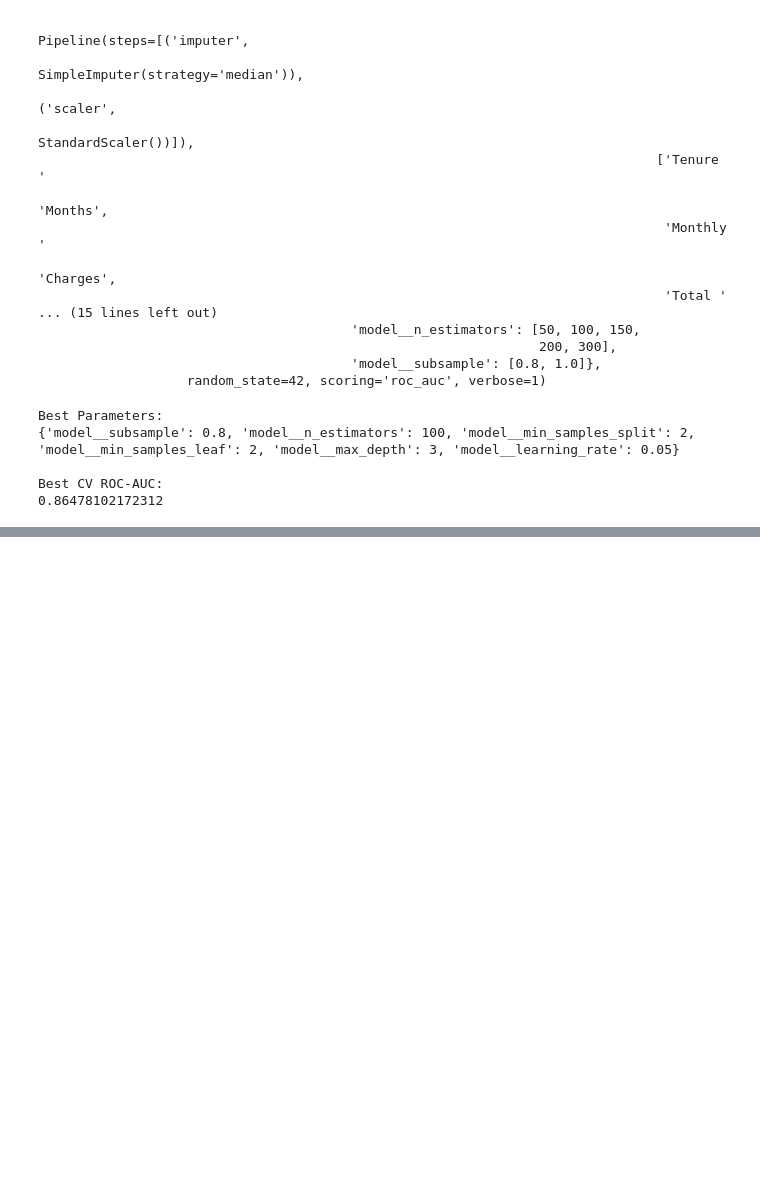
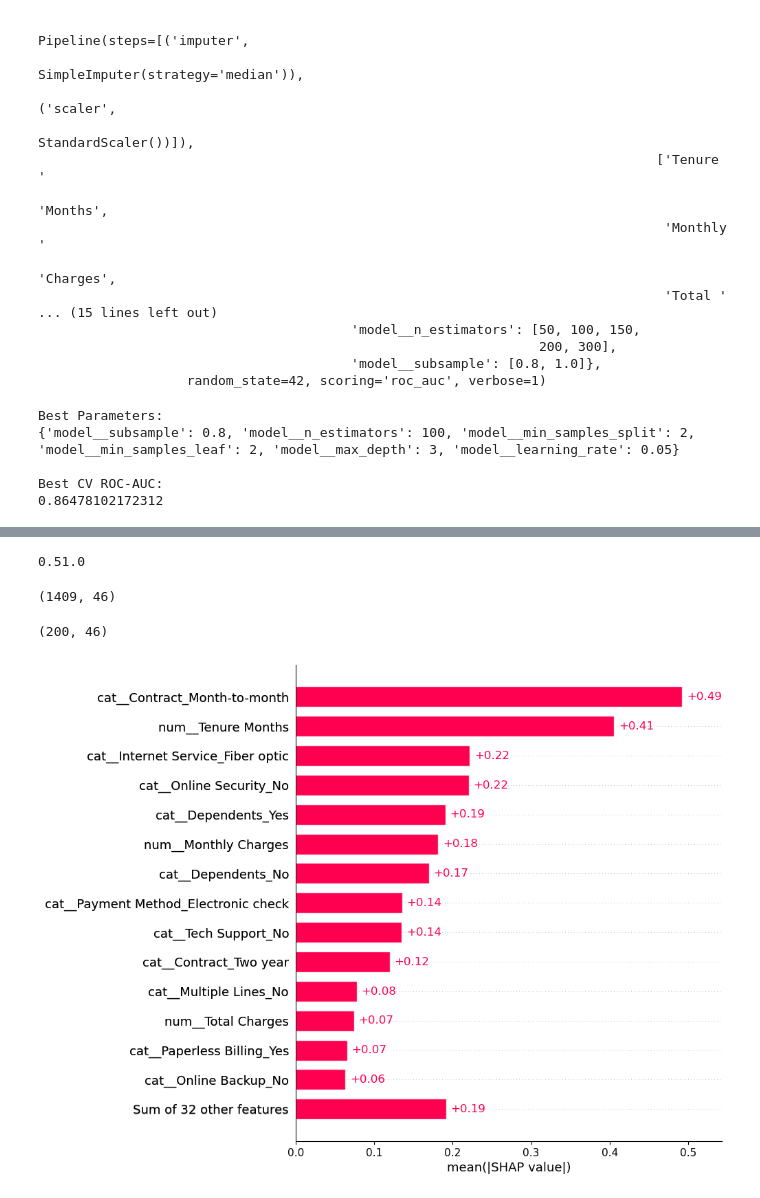
Before and after one commit to sandeepkumar9760/ChurnGuard-End-to-End-Customer-Retention-Intelligence-Platform, a Jupyter notebook: notebooks/01_Telco_churn.ipynb, the cells around one changed output, grey strips where cells are left out. Cells and saved outputs as stored; diff of their text form; code cells hidden in the pictures; blank space fills up the shorter version.

```diff
--- a/notebooks/01_Telco_churn.ipynb
+++ b/notebooks/01_Telco_churn.ipynb
@@ -1197,0 +1329,6 @@ best_gb = gb_search.best_estimator_
+# %%
+preprocessor_fitted = best_gb.named_steps["preprocessor"]
+
+feature_names = preprocessor_fitted.get_feature_names_out()
+
+print("Number of transformed features:", len(feature_names))
@@ -1197,0 +1511,36 @@ best_gb = gb_search.best_estimator_
+# %%
+import shap
+
+print(shap.__version__)
+# %% [output]
+0.51.0
+# %%
+X_test_transformed = preprocessor_fitted.transform(X_test)
+
+print(X_test_transformed.shape)
+# %% [output]
+(1409, 46)
+# %%
+gb_model = best_gb.named_steps["model"]
+
+explainer = shap.Explainer(
+    gb_model,
+    X_test_transformed,
+    feature_names=feature_names
+)
+# %%
+X_sample = X_test_transformed[:200]
+
+shap_values = explainer(X_sample)
+
+print(shap_values.shape)
+# %% [output]
+(200, 46)
+# %%
+
+shap.plots.bar(
+    shap_values,
+    max_display=15
+)
+# %% [output]
+[figure, added]
```
Also changed, not shown: parts of 20 cells of this notebook.
